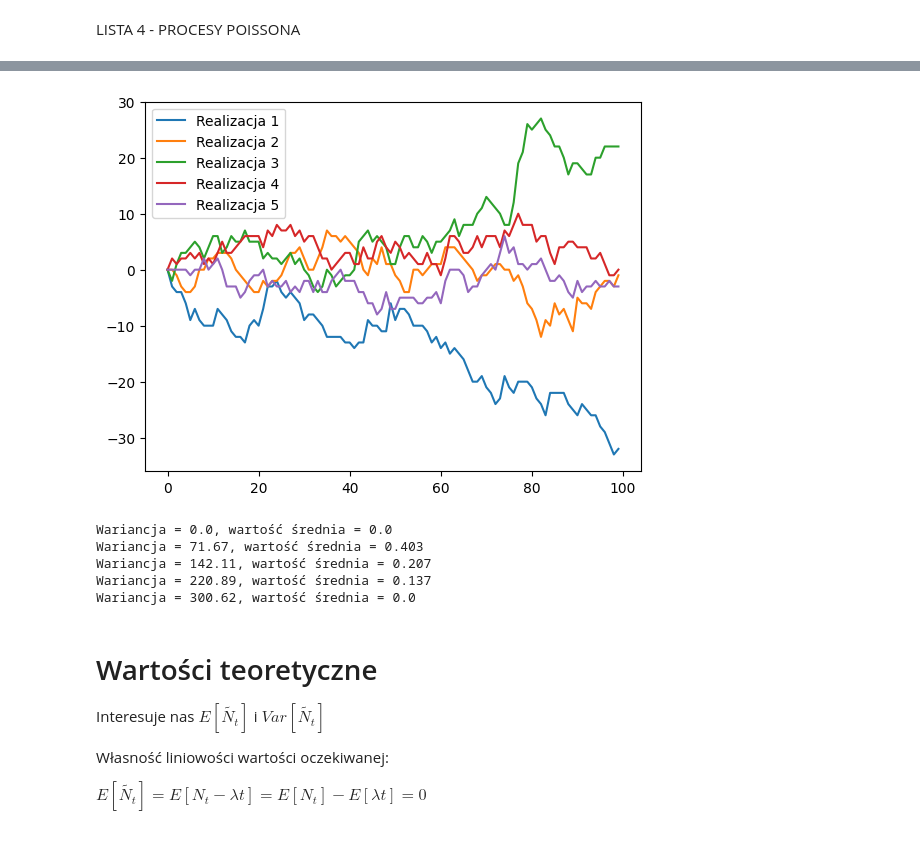
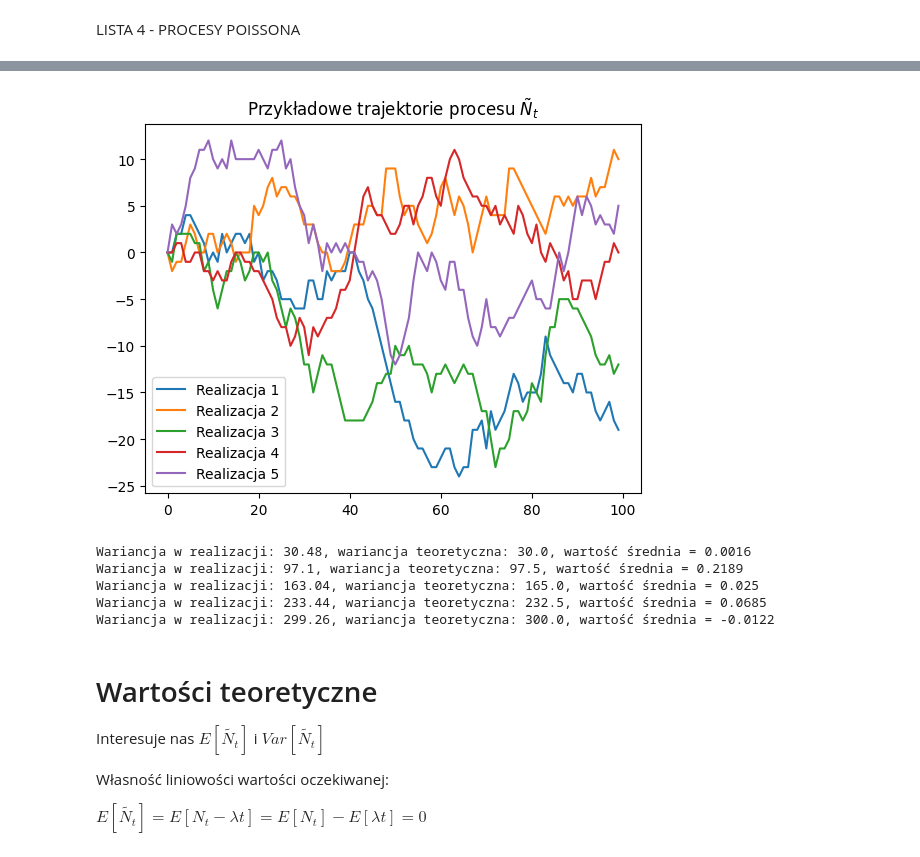
Before and after one commit to KacperPietryka/Symulacje-komputerowe, a Jupyter notebook: lista4 (1).ipynb, the cells around one changed output, grey strips where cells are left out. Drawn from its saved outputs; the diff is of its cells as text; code cells hidden in the pictures.

```diff
--- a/lista4 (1).ipynb
+++ b/lista4 (1).ipynb
@@ -90,34 +90,40 @@ def poisson_deviation(N_t, t, lam):
 # %%
 lam = 3
 T = 100
 t = np.arange(0, T, 1)
 for k in range(5):
     poiss = S_n1(T, lam=lam)
     traj = [N_t(poiss, ti) for ti in t]
     plt.plot(t, poisson_deviation(traj, t, lam=lam), label=f'Realizacja {k+1}')
+
+plt.title(r"Przykładowe trajektorie procesu $\tilde{N}_t$")
 plt.legend()
 plt.show()
 
-t_k = np.linspace(0, T, 5)
-N = 1000
+t_k = np.linspace(10, T, 5)
+N = 10000
 results = [[] for _ in t_k]
+var_theory = []
 
 for _ in range(N):
     S = S_n1(T, lam)
 
     for i, t in enumerate(t_k):
         N_tilde = poisson_deviation(N_t(S, t), t, lam)
+        var_theory.append(lam*t)
         results[i].append(N_tilde)
 
-for r in results:
-    print(f'Wariancja = {np.round(np.var(r), 2)}, wartość średnia = {np.mean(r)}')
+for i in range(len(results)):
+    r = results[i]
+    vt = var_theory[i]
+    print(f'Wariancja w realizacji: {np.round(np.var(r), 2)}, wariancja teoretyczna: {np.round(vt, 2)}, wartość średnia = {np.mean(r)}')
 # %% [output]
-[figure, old version]
+[figure, new version]
-Wariancja = 0.0, wartość średnia = 0.0
-Wariancja = 71.67, wartość średnia = 0.403
-Wariancja = 142.11, wartość średnia = 0.207
-Wariancja = 220.89, wartość średnia = 0.137
-Wariancja = 300.62, wartość średnia = 0.0
+Wariancja w realizacji: 30.48, wariancja teoretyczna: 30.0, wartość średnia = 0.0016
+Wariancja w realizacji: 97.1, wariancja teoretyczna: 97.5, wartość średnia = 0.2189
+Wariancja w realizacji: 163.04, wariancja teoretyczna: 165.0, wartość średnia = 0.025
+Wariancja w realizacji: 233.44, wariancja teoretyczna: 232.5, wartość średnia = 0.0685
+Wariancja w realizacji: 299.26, wariancja teoretyczna: 300.0, wartość średnia = -0.0122
 # %% [markdown]
 # Wartości teoretyczne
 
```
Also changed, not shown: parts of 3 cells of this notebook.
